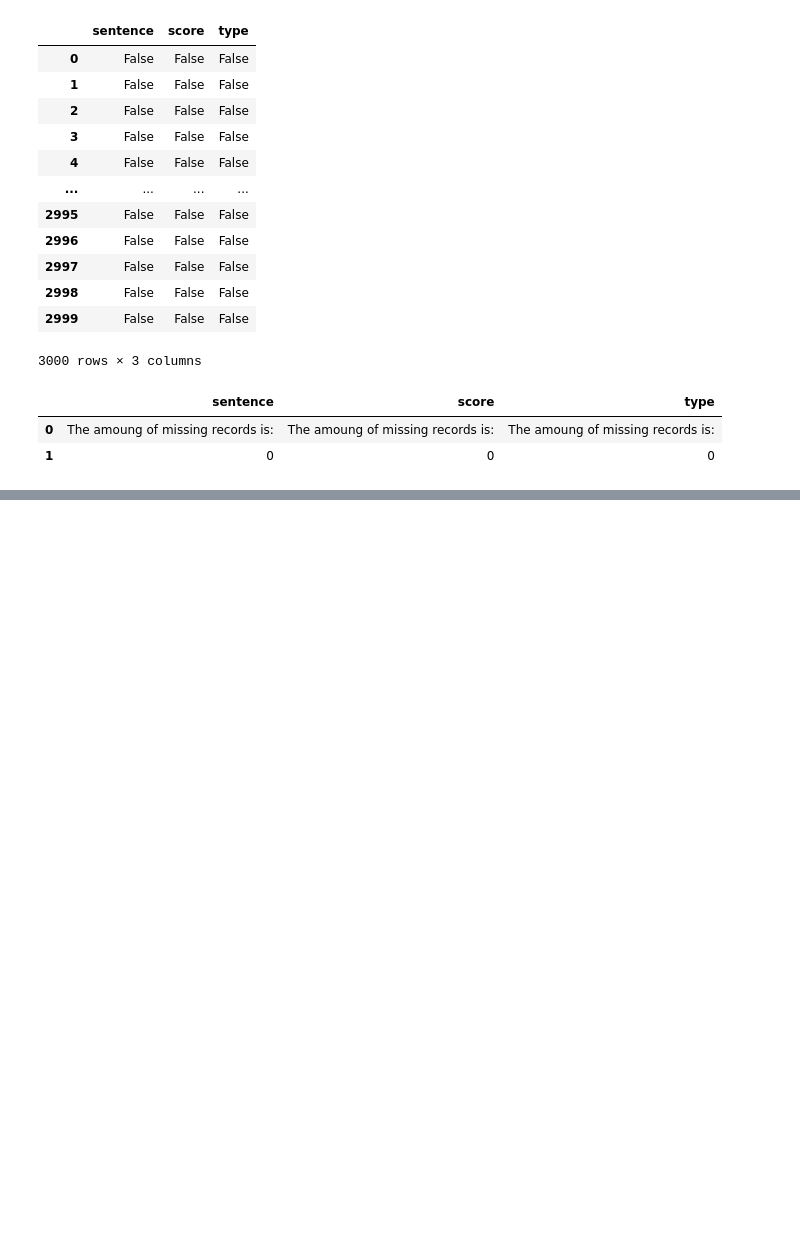
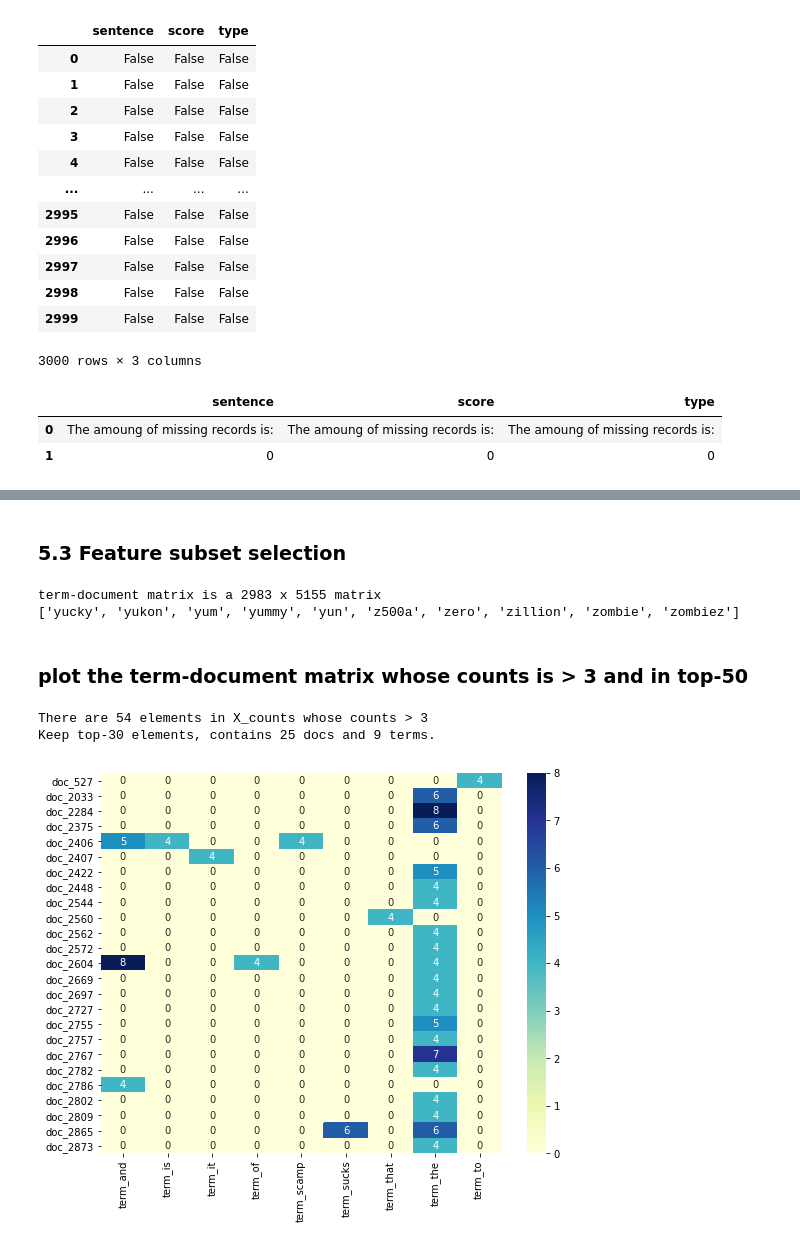
Before and after one commit to Coffeeps/DM, a Jupyter notebook: HW0123.ipynb, the cells around one changed output, grey strips where cells are left out. Cells and saved outputs as stored; diff of their text form; code cells hidden in the pictures; blank space fills up the shorter version.

```diff
--- a/HW0123.ipynb
+++ b/HW0123.ipynb
@@ -540,0 +647,4 @@ X.isnull().apply(lambda x: dmh.check_missing_values(x))
+# %%
+# obtain the unigrams for each sentence by nltk
+X['unigrams'] = X['sentence'].apply(lambda x: dmh.tokenize_text(x))
+X[0:4]
@@ -540,0 +657,56 @@ X.isnull().apply(lambda x: dmh.check_missing_values(x))
+# %% [markdown]
+### 5.3 Feature subset selection
+# %%
+# transorfmed the X into a term-document matrix X_counts
+count_vect = CountVectorizer()
+X_counts = count_vect.fit_transform(X.sentence)
+
+# We can check the shape of this matrix by:
+print('term-document matrix is a {:} x {:} matrix '.format(X_counts.shape[0], X_counts.shape[1]))
+
+# We can obtain the last 10 term names of the vectorizer
+print(count_vect.get_feature_names()[-10:])
+# %% [output]
+term-document matrix is a 2983 x 5155 matrix
+['yucky', 'yukon', 'yum', 'yummy', 'yun', 'z500a', 'zero', 'zillion', 'zombie', 'zombiez']
+# %% [markdown]
+### plot the term-document matrix whose counts is > 3 and in top-50
+# %%
+import seaborn as sns
+# only keeps the counts > 3
+(threshold_row, threshold_col) = np.nonzero(X_counts.toarray() > 3)
+threshold_X = X_counts.toarray()[threshold_row, threshold_col]
+print('There are {:} elements in X_counts whose counts > 3'.format(threshold_X.shape[0]))
+
+# only plot the term-document whose counts is in top-N
+top_N = 30
+i = np.argsort(-threshold_X)
+threshold_row = threshold_row[i][:top_N]
+threshold_col = threshold_col[i][:top_N]
+threshold_X = threshold_X[i][:top_N]
+
+row = np.unique(threshold_row)
+col = np.unique(threshold_col)
+row_size = len(row)
+col_size = len(col)
+print('Keep top-{:} elements, contains {:} docs and {:} terms.'.format(top_N, row_size, col_size))
+
+# obtain top-N term index and document index
+plot_x = np.array(["term_"+str(count_vect.get_feature_names()[i]) for i in col])
+plot_y = np.array(["doc_"+ str(i) for i in row])
+plot_z = np.zeros((row_size,col_size))
+for i in range(top_N):
+    row = (np.unique(threshold_row)==threshold_row[i])
+    col = (np.unique(threshold_col)==threshold_col[i])
+    plot_z[row,col] = threshold_X[i]
+
+# plot heatmap
+df_todraw = pd.DataFrame(plot_z, columns = plot_x, index = plot_y)
+plt.subplots(figsize=(9, 7))
+ax = sns.heatmap(df_todraw,
+                 cmap="YlGnBu",
+                 vmin=0, vmax=threshold_X.max(), annot=True)
+# %% [output]
+There are 54 elements in X_counts whose counts > 3
+Keep top-30 elements, contains 25 docs and 9 terms.
+[figure, added]
```
Also changed, not shown: parts of 40 cells of this notebook.
